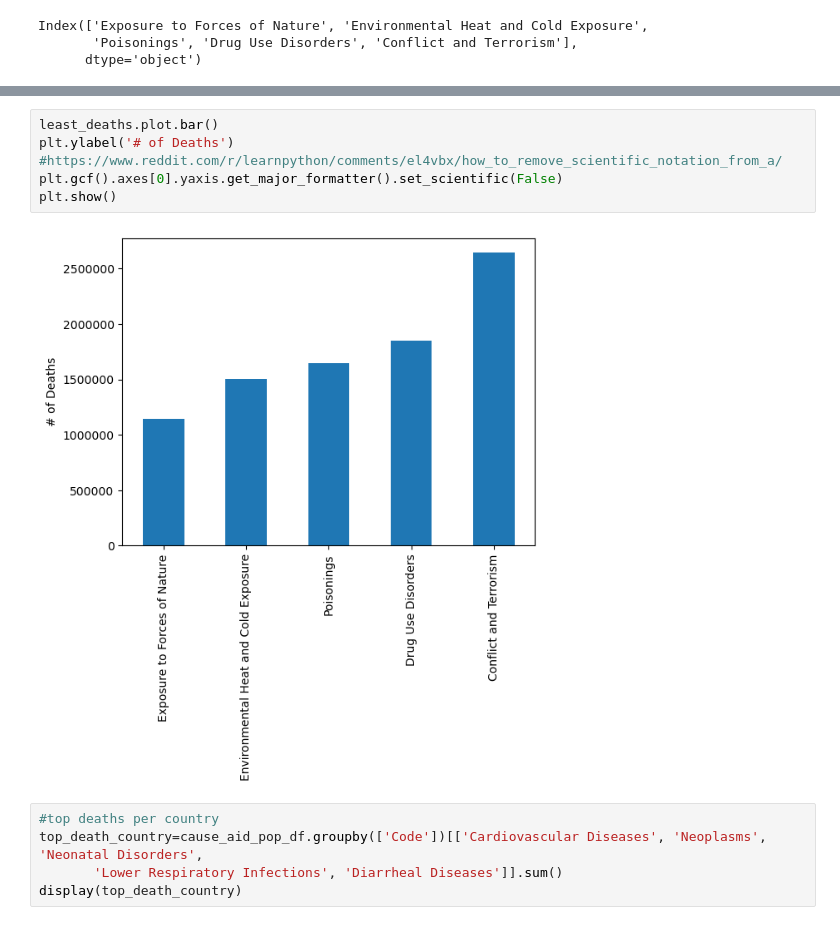
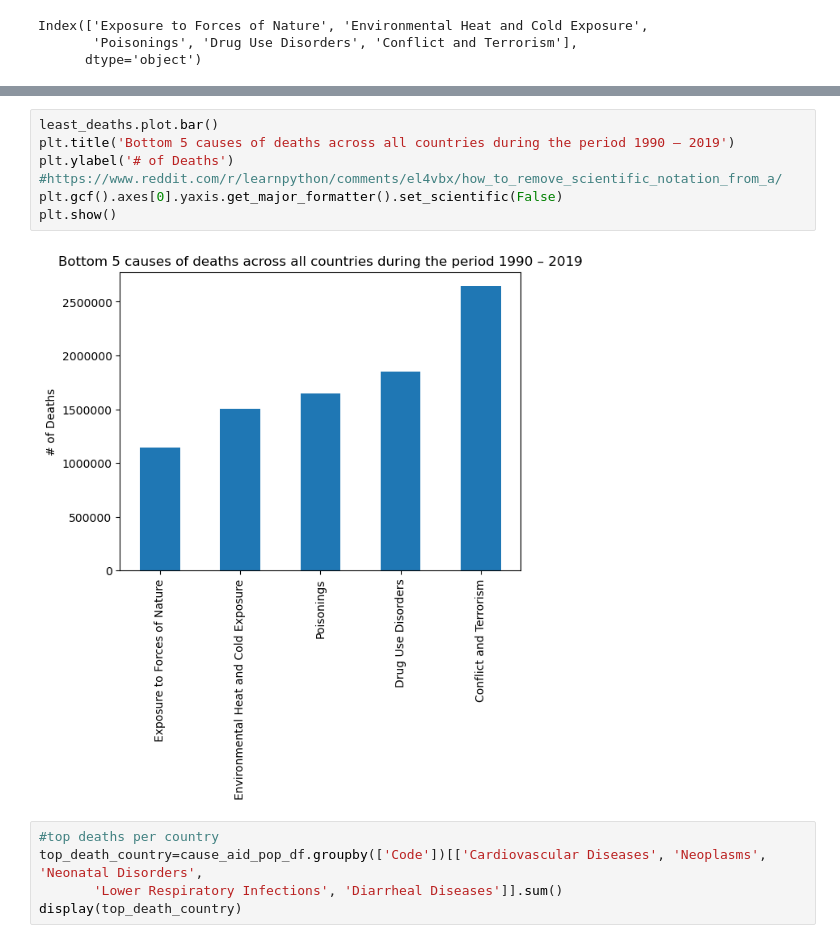
Before and after one commit to JoeyForgetabbait/Common-Causes-of-Death-, a Jupyter notebook: Cause of Death Analysis/CommonCausesofDeath.ipynb, the cells around one changed output, grey strips where cells are left out. Cells and saved outputs as stored; diff of their text form.

```diff
--- a/Cause of Death Analysis/CommonCausesofDeath.ipynb
+++ b/Cause of Death Analysis/CommonCausesofDeath.ipynb
@@ -140,12 +141,13 @@ least_deaths.plot.pie(autopct='%1.1f%%')
 [figure]
 # %%
 least_deaths.plot.bar()
+plt.title('Bottom 5 causes of deaths across all countries during the period 1990 – 2019')
 plt.ylabel('# of Deaths')
 #https://www.reddit.com/r/learnpython/comments/el4vbx/how_to_remove_scientific_notation_from_a/
 plt.gcf().axes[0].yaxis.get_major_formatter().set_scientific(False)
 plt.show()
 # %% [output]
-[figure, old version]
+[figure, new version]
 # %%
 #top deaths per country
 top_death_country=cause_aid_pop_df.groupby(['Code'])[['Cardiovascular Diseases', 'Neoplasms', 'Neonatal Disorders',
```
Also changed, not shown: parts of 3 cells of this notebook.
